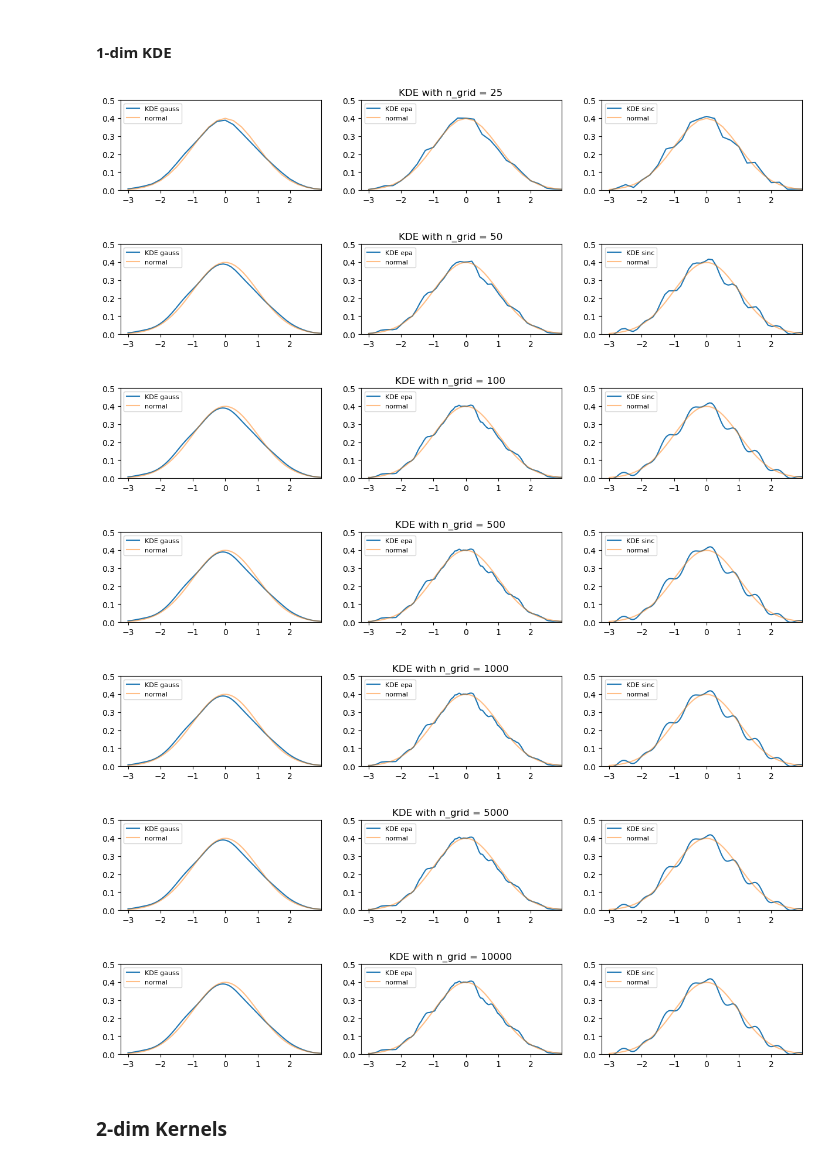
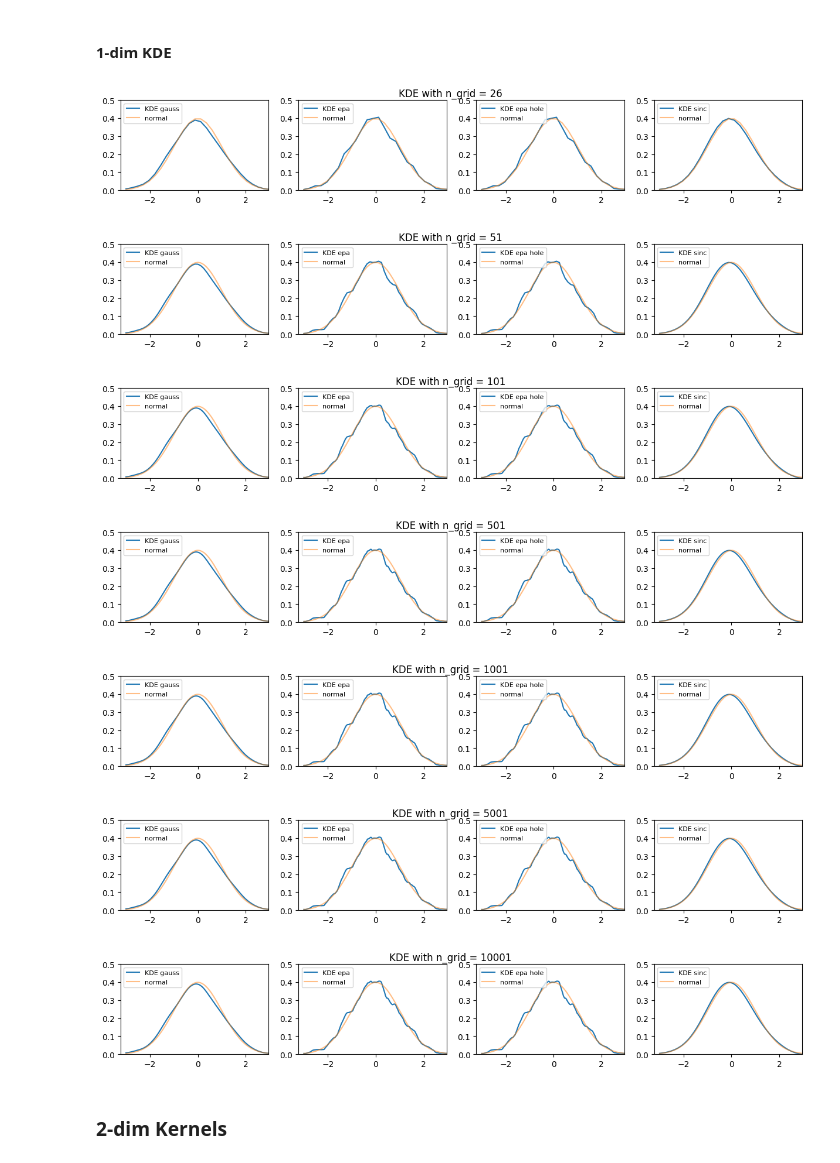
Before and after one commit to hikotei/Kernel-Simulations, a Jupyter notebook: 2023_12_04 KDE 1st test.ipynb, the cells around one changed output. Saved outputs shown, nothing was run; the diff lists cells and outputs as text; code cells hidden in the pictures.

```diff
--- a/2023_12_04.ipynb
+++ b/2023_12_04 KDE 1st test.ipynb
@@ -37,11 +36,19 @@ def kernel_gauss(x: np.array) -> np.array:
 def kernel_epa(x: np.array) -> np.array:
     return np.where(np.abs(x) <= 1, 3/4 * (1 - x**2), 0)
 
+def kernel_epa_hole(x: np.array) -> np.array:
+    # epa kernel but with a hole at the origin
+    # ie the kernel is zero at the origin
+    return np.where(np.abs(x) <= 1, 3/4 * (1 - x**2), 0) - np.where(x == 0, 3/4, 0)
+
 def kernel_window(x: np.array) -> np.array:
     return np.where(np.abs(x) <= 1, 1/2, 0)
 
+# def kernel_sinc(x: np.array) -> np.array:
+#     return np.sin(np.pi * x) / (np.pi * x)
+
 def kernel_sinc(x: np.array) -> np.array:
-    return np.sin(np.pi * x) / (np.pi * x)
+    return np.where(x == 0, (1/np.pi), np.sin(x)/(np.pi*x))
 
 
 """
@@ -126,41 +135,42 @@ plt.show()
 # %%
 np.random.seed(123)
 n = 500
 # data = burr12(c=2, d=4).rvs(size=n)
 data = norm.rvs(size=n)
 
 x_lim = (min(data), max(data))
 y_lim = (0, 0.5)
 
-for n_grid in [25, 50, 100, 500, 1_000, 5_000, 10_000]:
+for n_grid in [26, 51, 101, 501, 1_001, 5_001, 10_001]:
 
     x = np.linspace(-3, 3, n_grid)
 
-    fig, (ax1, ax2, ax3) = plt.subplots(1,3, figsize=(15,2))
+    fig, (ax1, ax2, ax3, ax4) = plt.subplots(1,4, figsize=(15,2))
 
     ax1.plot(x, kde(x, data, kernel_gauss), label="KDE gauss")
     ax2.plot(x, kde(x, data, kernel_epa), label="KDE epa")
-    ax3.plot(x, kde(x, data, kernel_sinc), label="KDE sinc")
+    ax3.plot(x, kde(x, data, kernel_epa_hole), label="KDE epa hole")
+    ax4.plot(x, kde(x, data, kernel_sinc), label="KDE sinc")
 
-    for ax in (ax1, ax2, ax3) :
+    for ax in (ax1, ax2, ax3, ax4) :
         # ax.plot(x, burr12(c=2, d=4).pdf(x), label="Burr XII", alpha=.5)
         ax.plot(x, norm.pdf(x), label="normal", alpha=.5)
 
         ax.set_xlim(x_lim)
         ax.set_ylim(y_lim)
         ax.legend(loc='upper left', fontsize=8)
 
     plt.suptitle(f"KDE with n_grid = {n_grid}")
 
 plt.show()
 # %% [output]
-[figure, old version]
+[figure, new version]
-[figure, old version]
+[figure, new version]
-[figure, old version]
+[figure, new version]
-[figure, old version]
+[figure, new version]
-[figure, old version]
+[figure, new version]
-[figure, old version]
+[figure, new version]
-[figure, old version]
+[figure, new version]
 # %% [markdown]
 ### 2-dim Kernels
 # %%
```
Also changed, not shown: parts of 2 cells of this notebook, 2 other files.
